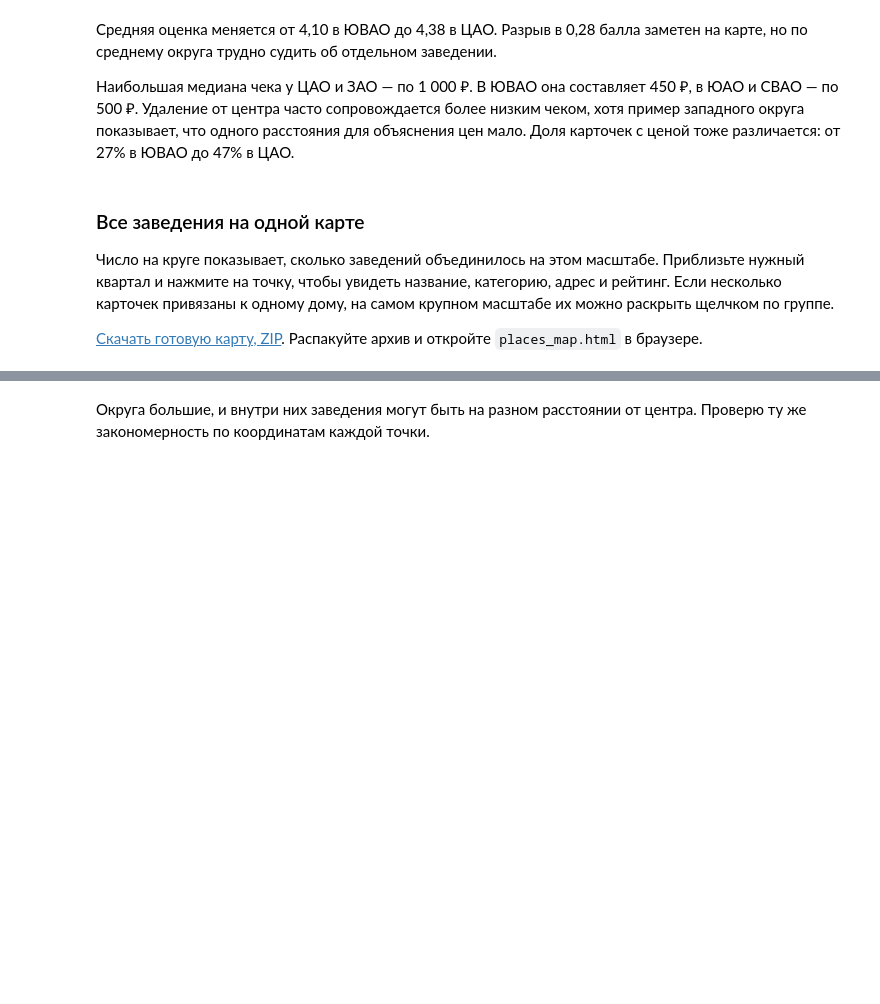
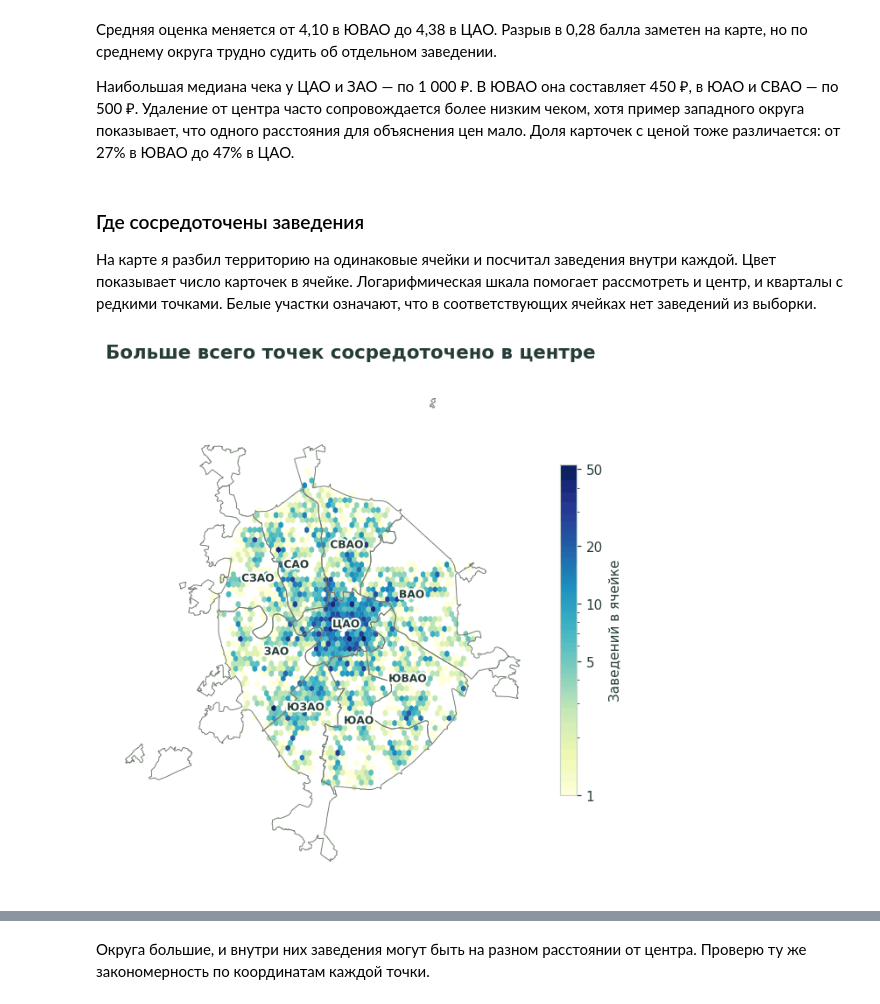
Before and after one commit to IsNorseng/Data_Analysis, a Jupyter notebook: yandex-practicum/05. Геоаналитика/Где открыть кофейню в Москве.ipynb, the cells around one changed output, grey strips where cells are left out. Saved outputs shown, nothing was run; the diff lists cells and outputs as text; code cells hidden in the pictures; blank space fills up the shorter version.

```diff
--- a/study/moscow-food/moscow_food.ipynb
+++ b/yandex-practicum/05. Геоаналитика/Где открыть кофейню в Москве.ipynb
@@ -18,11 +27,10 @@ import pandas as pd
 from IPython.display import display
 
 folders = (Path("."), Path("data"), Path("/datasets"))
-names = ("moscow_places.csv.gz", "moscow_places.csv")
-candidates = (folder / name for folder in folders for name in names)
-csv_path = next((path for path in candidates if path.is_file()), None)
+csv_path = next((folder / "moscow_places.csv" for folder in folders
+                 if (folder / "moscow_places.csv").is_file()), None)
 if csv_path is None:
-    raise FileNotFoundError("Положите moscow_places.csv.gz или moscow_places.csv рядом с ноутбуком.")
+    raise FileNotFoundError("Положите moscow_places.csv рядом с ноутбуком.")
 raw = pd.read_csv(csv_path)
 print(f"В файле {len(raw):,} карточек и {raw.shape[1]} столбцов.".replace(",", " "))
 display(raw[["name", "category", "address", "hours", "rating"]].head(3))
@@ -394,47 +402,34 @@ plt.show()
 
 Наибольшая медиана чека у ЦАО и ЗАО — по 1 000 ₽. В ЮВАО она составляет 450 ₽, в ЮАО и СВАО — по 500 ₽. Удаление от центра часто сопровождается более низким чеком, хотя пример западного округа показывает, что одного расстояния для объяснения цен мало. Доля карточек с ценой тоже различается: от 27% в ЮВАО до 47% в ЦАО.
 # %% [markdown]
-### Все заведения на одной карте
+### Где сосредоточены заведения
 
-Число на круге показывает, сколько заведений объединилось на этом масштабе. Приблизьте нужный квартал и нажмите на точку, чтобы увидеть название, категорию, адрес и рейтинг. Если несколько карточек привязаны к одному дому, на самом крупном масштабе их можно раскрыть щелчком по группе.
-
-[Скачать готовую карту, ZIP](places_map.zip?raw=true). Распакуйте архив и откройте `places_map.html` в браузере.
+На карте я разбил территорию на одинаковые ячейки и посчитал заведения внутри каждой. Цвет показывает число карточек в ячейке. Логарифмическая шкала помогает рассмотреть и центр, и кварталы с редкими точками. Белые участки означают, что в соответствующих ячейках нет заведений из выборки.
 # %%
-import folium
-from branca.element import Element
-from folium.plugins import FastMarkerCluster
-from zipfile import ZipFile
-from IPython.display import HTML
+fig, ax = plt.subplots(figsize=(8.0, 5.7), layout='constrained')
+for feature in boundaries['features']:
+    geometry = feature['geometry']
+    polygons = geometry['coordinates'] if geometry['type'] == 'MultiPolygon' else [geometry['coordinates']]
+    for rings in polygons:
+        for ring in rings:
+            lon_ring, lat_ring = np.asarray(ring).T
+            ax.plot(lon_ring, lat_ring, color='#747e72', linewidth=.65, zorder=2)
 
-# Для автономной карты используем контуры округов как подложку.
-offline_map = folium.Map(location=[df["lat"].median(), df["lng"].median()],
-                         tiles=None, zoom_start=10, control_scale=True)
-offline_map.options.update(minZoom=8, maxZoom=19)
-district_layer = {"type": "FeatureCollection", "features": [
-    {"type": "Feature", "properties": {"name": f["properties"]["name"]}, "geometry": f["geometry"]}
-    for f in boundaries["features"]
-]}
-folium.GeoJson(district_layer,
-               style_function=lambda f: {"fillColor": "#e7e8d8", "fillOpacity": 0.8,
-                                          "color": "#84988a", "weight": 1.3},
-               tooltip=folium.GeoJsonTooltip(fields=["name"], labels=False)).add_to(offline_map)
-
-popup_callback = '''function(row) {
-    const icon = L.divIcon({className: 'venue-dot', iconSize: [12, 12], iconAnchor: [6, 6]});
-    return L.marker([row[0], row[1]], {icon: icon, title: row[2]}).bindPopup(function() {
-        const card = document.createElement('div');
-        [row[2], row[3], row[4], 'Рейтинг ' + row[5]].forEach(function(value, i) {
-            const line = document.createElement(i === 0 ? 'strong' : 'div');
-            line.textContent = value;
-            card.appendChild(line);
-        });
-        return card;
-    });
-}'''
-point_data = df[["lat", "lng", "name", "category", "address", "rating"]]
-assert point_data[["lat", "lng"]].notna().all().all()
-clusters = FastMarkerCluster(point_data.values.tolist(), callback=popup_callback,
-                             options={"maxClusterRadius": 37, "showCoverageOnHover": False})
-clusters.add_to(offline_map)
-offline_map.fit_bounds([[df["lat"].min(), df["lng"].min()], [df["lat"].max(), df["lng"].max()]])
+grid = ax.hexbin(df['lng'], df['lat'], gridsize=(55, 32), mincnt=1, bins='log',
+                 cmap='YlGnBu', linewidths=.12)
+assert int(grid.get_array().sum()) == len(df)
+for name, row in map_stats.iterrows():
+    label = ax.text(row.label_x, row.label_y, refs[name], fontsize=8, weight='bold',
+                    va='center', ha='center', zorder=3)
+    label.set_path_effects([path_effects.withStroke(linewidth=2.8, foreground='white')])
+scale = fig.colorbar(grid, ax=ax, shrink=.65, pad=.03)
+ticks = [t for t in (1, 5, 10, 20, 50, 100, 200) if t <= grid.get_array().max()]
+scale.set_ticks(ticks, labels=[str(t) for t in ticks])
+scale.set_label('Заведений в ячейке')
+ax.set_aspect(1 / np.cos(np.deg2rad(df['lat'].median())))
+ax.set_title('Больше всего точек сосредоточено в центре')
+ax.set_axis_off()
+plt.show()
+# %% [output]
+[figure, added]
 # %%
```
Also changed, not shown: parts of 5 cells of this notebook, 25 other files.
